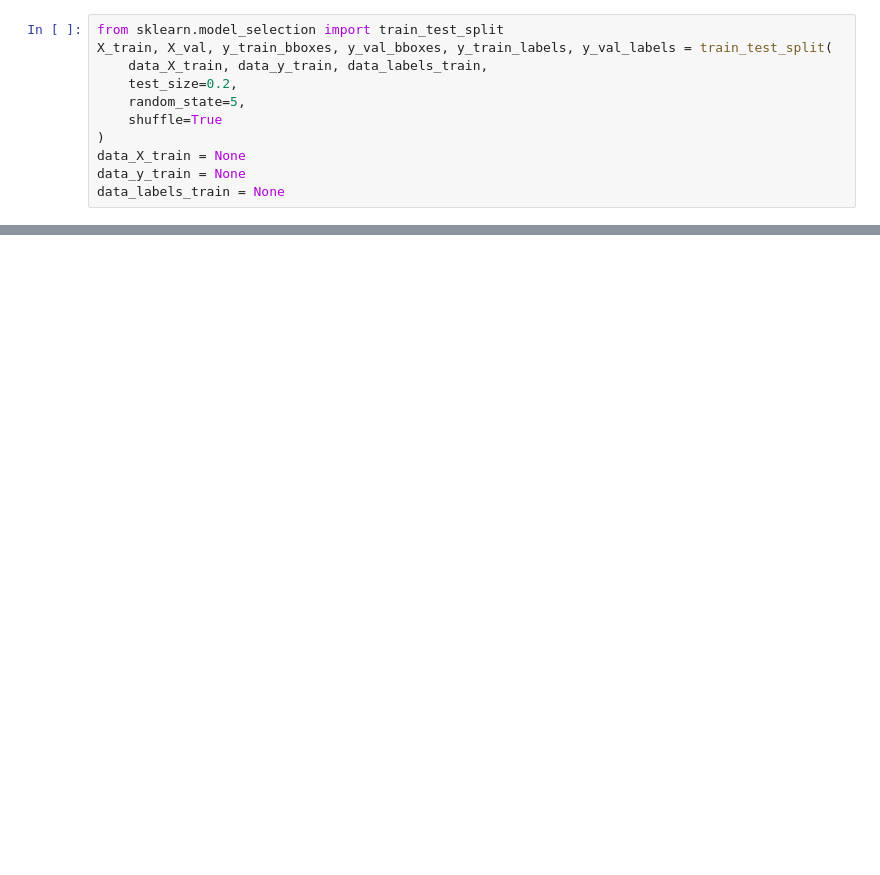
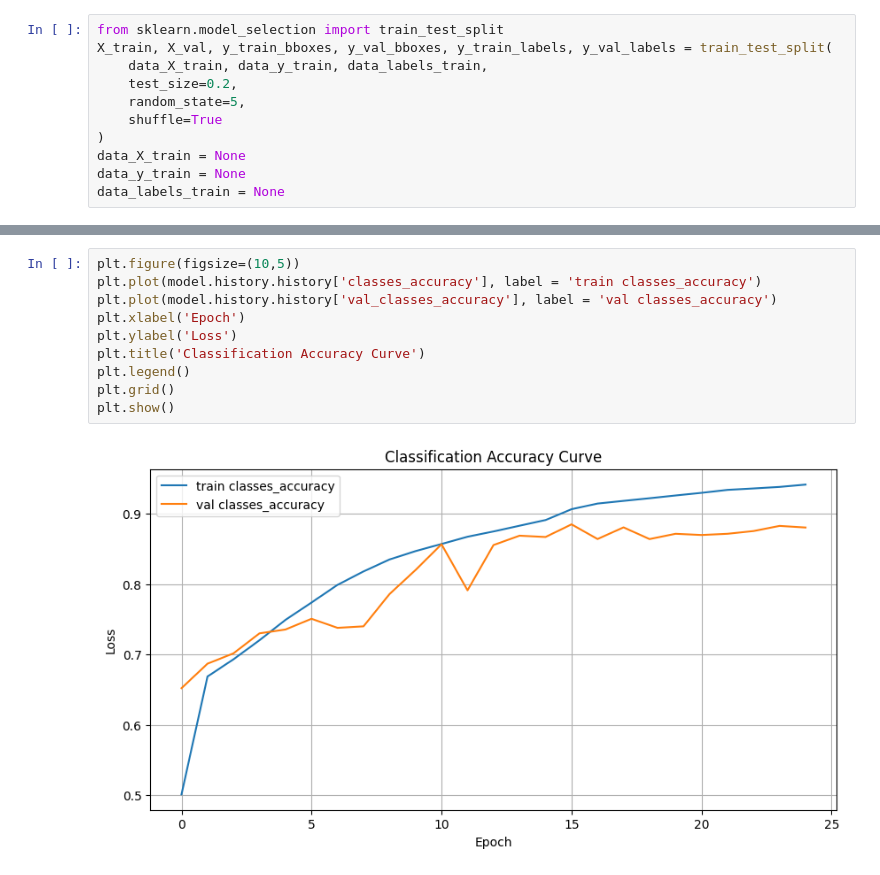
Before and after one commit to waltervoikar/number-identification, a Jupyter notebook: CNN.ipynb, the cells around one changed output, grey strips where cells are left out. Drawn from its saved outputs; the diff is of its cells as text; blank space fills up the shorter version.

```diff
--- a/CNN.ipynb
+++ b/CNN.ipynb
@@ -158,0 +215,12 @@ model.fit(
+# %%
+plt.figure(figsize=(10,5))
+plt.plot(model.history.history['classes_accuracy'], label = 'train classes_accuracy')
+plt.plot(model.history.history['val_classes_accuracy'], label = 'val classes_accuracy')
+plt.xlabel('Epoch')
+plt.ylabel('Loss')
+plt.title('Classification Accuracy Curve')
+plt.legend()
+plt.grid()
+plt.show()
+# %% [output]
+[figure, added]
```
Also changed, not shown: parts of 12 cells of this notebook, 1 other file.
